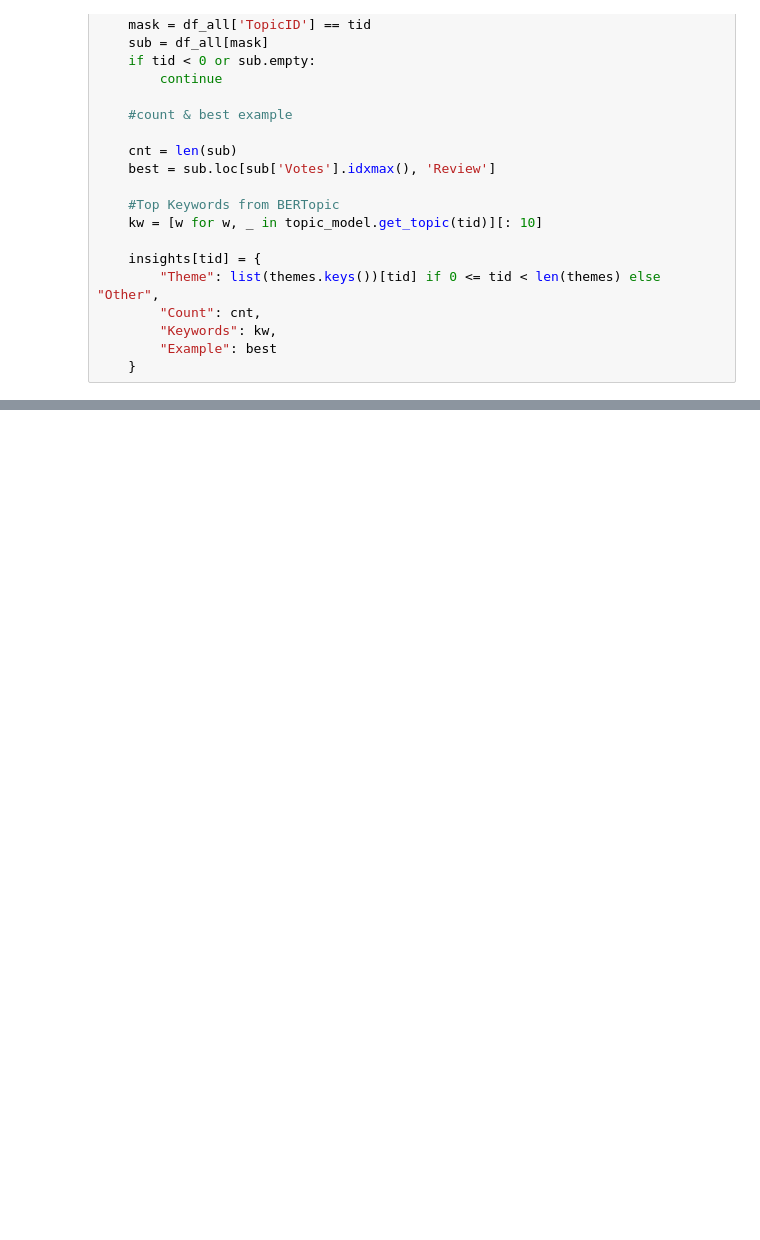
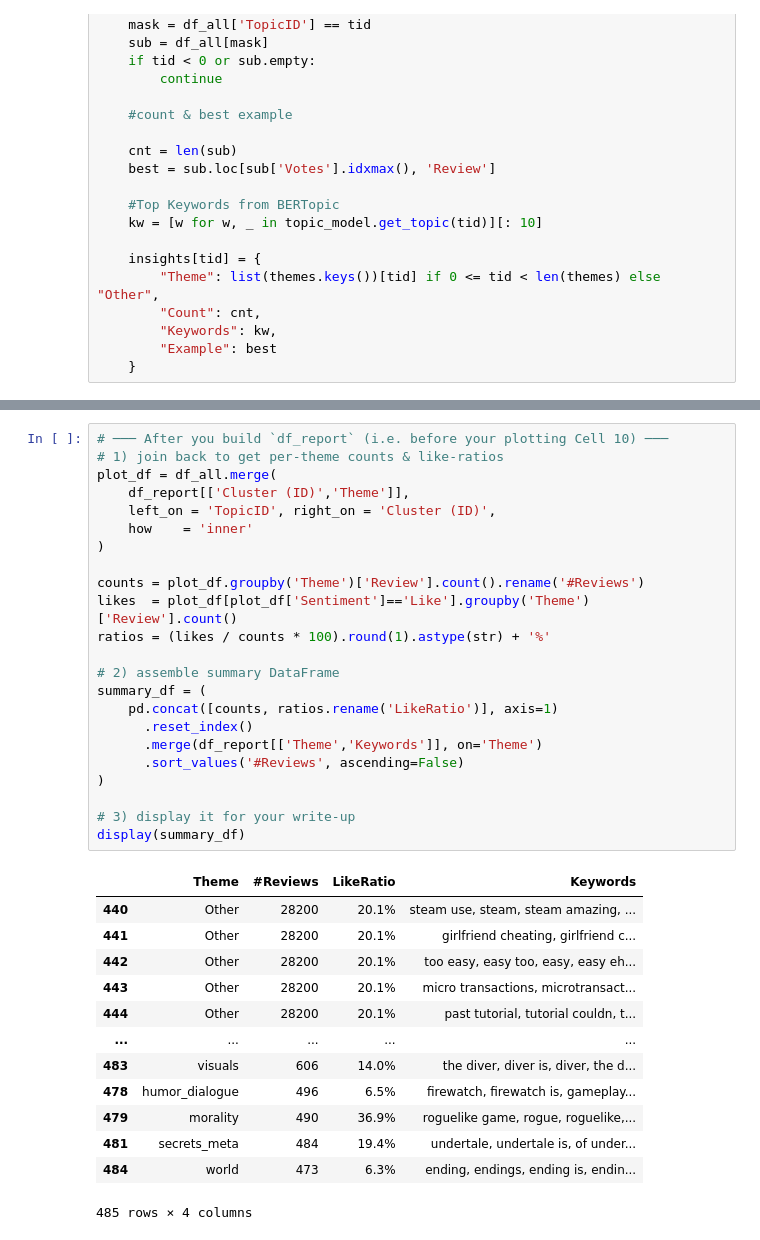
Before and after one commit to Matrix030/SteamLens, a Jupyter notebook: src/Step_4_modeling/FINAL/final.ipynb, the cells around one changed output, grey strips where cells are left out. Saved outputs shown, nothing was run; the diff lists cells and outputs as text; blank space fills up the shorter version.

```diff
--- a/src/Step_4_modeling/FINAL/final.ipynb
+++ b/src/Step_4_modeling/FINAL/final.ipynb
@@ -291,3 +308,40 @@ BERTopic-guided Review Insights
+# %%
+# ─── After you build `df_report` (i.e. before your plotting Cell 10) ───
+# 1) join back to get per-theme counts & like-ratios
+plot_df = df_all.merge(
+    df_report[['Cluster (ID)','Theme']],
+    left_on = 'TopicID', right_on = 'Cluster (ID)',
+    how    = 'inner'
+)
+
+counts = plot_df.groupby('Theme')['Review'].count().rename('#Reviews')
+likes  = plot_df[plot_df['Sentiment']=='Like'].groupby('Theme')['Review'].count()
+ratios = (likes / counts * 100).round(1).astype(str) + '%'
+
+# 2) assemble summary DataFrame
+summary_df = (
+    pd.concat([counts, ratios.rename('LikeRatio')], axis=1)
+      .reset_index()
+      .merge(df_report[['Theme','Keywords']], on='Theme')
+      .sort_values('#Reviews', ascending=False)
+)
+
+# 3) display it for your write-up
+display(summary_df)
+# %% [output]
+|  | Theme | #Reviews | LikeRatio | Keywords |
+| 440 | Other | 28200 | 20.1% | steam use, steam, steam amazing, ... |
+| 441 | Other | 28200 | 20.1% | girlfriend cheating, girlfriend c... |
+| 442 | Other | 28200 | 20.1% | too easy, easy too, easy, easy eh... |
+| 443 | Other | 28200 | 20.1% | micro transactions, microtransact... |
+| 444 | Other | 28200 | 20.1% | past tutorial, tutorial couldn, t... |
+| ... | ... | ... | ... | ... |
+| 483 | visuals | 606 | 14.0% | the diver, diver is, diver, the d... |
+| 478 | humor_dialogue | 496 | 6.5% | firewatch, firewatch is, gameplay... |
+| 479 | morality | 490 | 36.9% | roguelike game, rogue, roguelike,... |
+| 481 | secrets_meta | 484 | 19.4% | undertale, undertale is, of under... |
+| 484 | world | 473 | 6.3% | ending, endings, ending is, endin... |
+485 rows × 4 columns
 # %%
 # Cell 10: Plot review counts by theme & sentiment
 plt.figure(figsize=(10,6))
```
Also changed, not shown: parts of 7 cells of this notebook, 2 other files.
